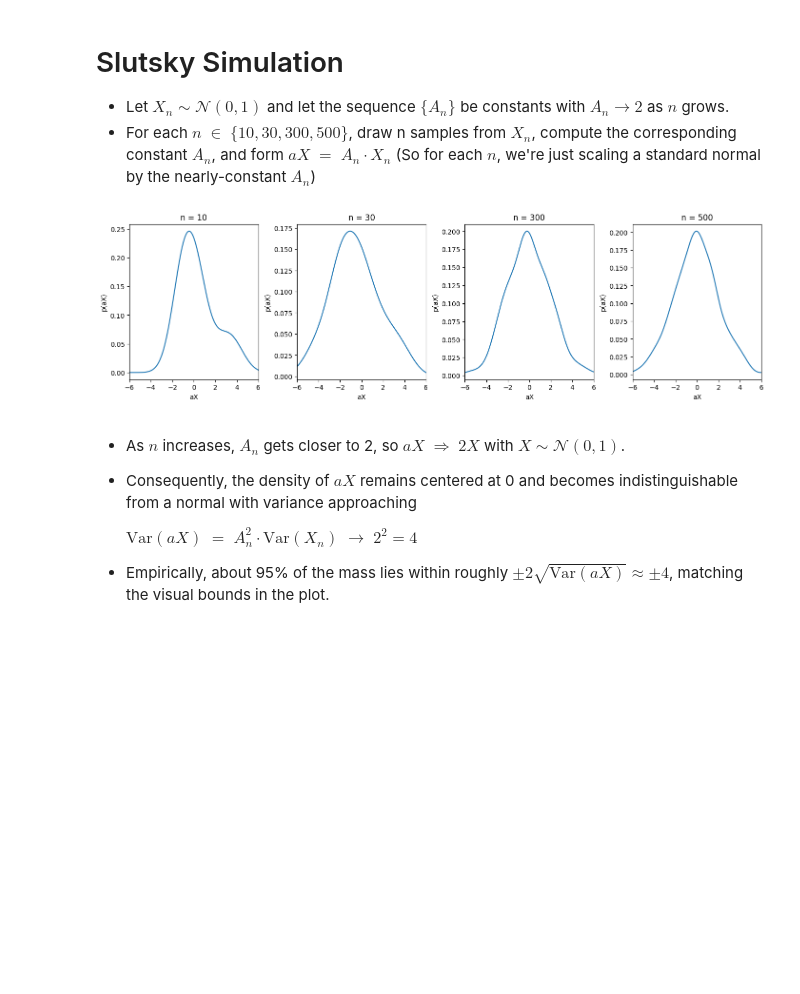
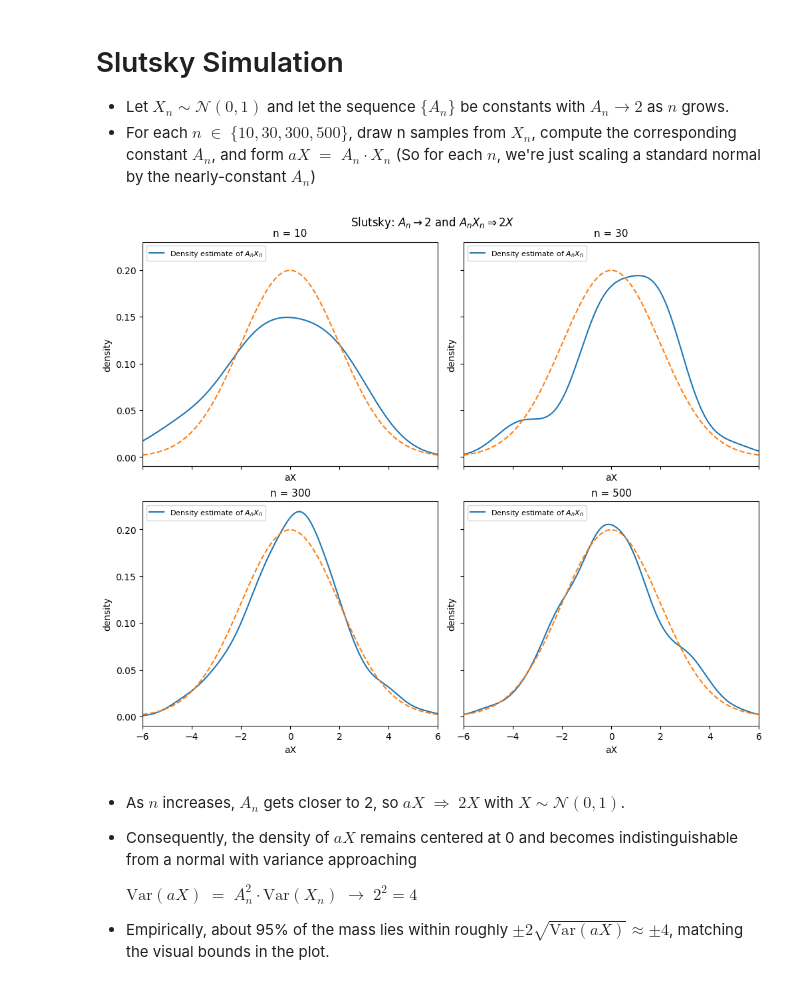
Before and after one commit to erbasbihter/P218_TA-Sessions, a Jupyter notebook: P218_TA1.ipynb, the cells around one changed output. Cells and saved outputs as stored; diff of their text form; code cells hidden in the pictures; blank space fills up the shorter version.

```diff
--- a/P218_TA1.ipynb
+++ b/P218_TA1.ipynb
@@ -15,42 +15,48 @@ from IPython.display import Markdown, Math, display
   $ aX \;=\; A_n \cdot X_n$
   (So for each $n$, we're just scaling a standard normal by the nearly-constant $A_n$)
 # %%
-# Show Slutsky
+# Slutsky: aX where X is N(0,1) and a is converging to 2
 
 # Setup
 np.random.seed(1234)
 N_list = [10, 30, 300, 500]
 
 # Simulate Data
 rows = []
 for n in N_list:
     X_n = np.random.normal(size=n)
     A_n = 2 + np.exp(-n)    # scalar
     aX  = A_n * X_n         # vector
     rows.extend(
         {"n": n, "X_n": x, "A_n": A_n, "aX": ax}
         for x, ax in zip(X_n, aX)
     )
 
 results = pd.DataFrame(rows)
 
 # Plot densities of aX for each n with
-fig, axes = plt.subplots(1, 4, figsize=(14, 4), constrained_layout=True)
 
 xs = np.linspace(-6, 6, 400)
+
+fig, axes = plt.subplots(2, 2, figsize=(10, 8), sharex=True, sharey=True, constrained_layout=True)
+axes = axes.ravel()
 
 for ax, n in zip(axes, N_list):
     data = results.loc[results["n"] == n, "aX"].to_numpy()
     kde = gaussian_kde(data)
-    ax.plot(xs, kde(xs))
-    ax.set_title(f"n = {n}")
+    ax.plot(xs, kde(xs), label=r"Density estimate of $A_nX_n$")
+    ax.plot(xs, norm.pdf(xs, loc=0, scale=2), linestyle="--")
+    a_n = results.loc[results["n"] == n, "A_n"].iloc[0]
+    ax.set_title(f"n = {n}", fontsize=11)
+    ax.set_xlim(-6, 6)
     ax.set_xlabel("aX")
-    ax.set_ylabel("p(aX)")
-    ax.set_xlim(-6, 6)
+    ax.set_ylabel("density")
+    ax.legend(fontsize=8, loc="upper left")
 
+fig.suptitle("Slutsky: $A_n\\to 2$ and $A_nX_n \\Rightarrow 2X$", fontsize=12, y=1.02)
 plt.show()
 # %% [output]
-[figure, old version]
+[figure, new version]
 # %% [markdown]
 
 - As $n$ increases, $A_n$ gets closer to 2, so $aX$ $\Rightarrow$ $2X$ with $X \sim \mathcal{N}(0,1)$.
```
Also changed, not shown: parts of 1 cell of this notebook.
